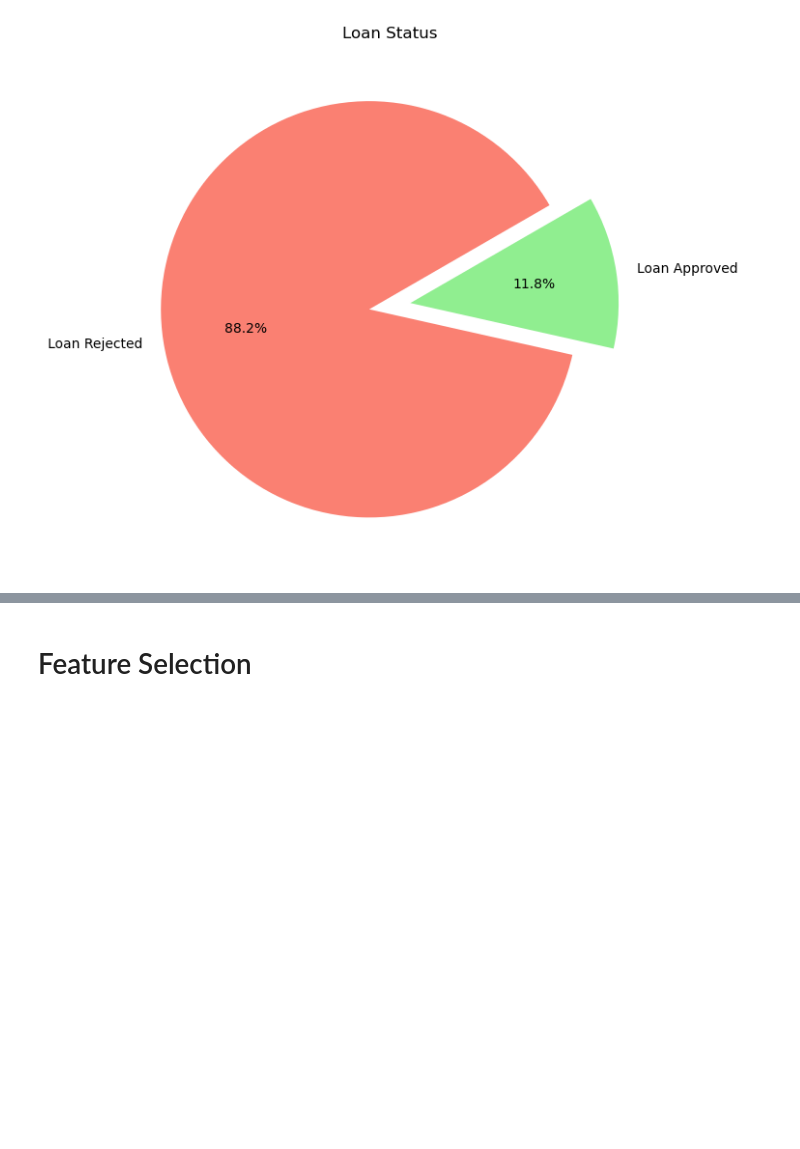
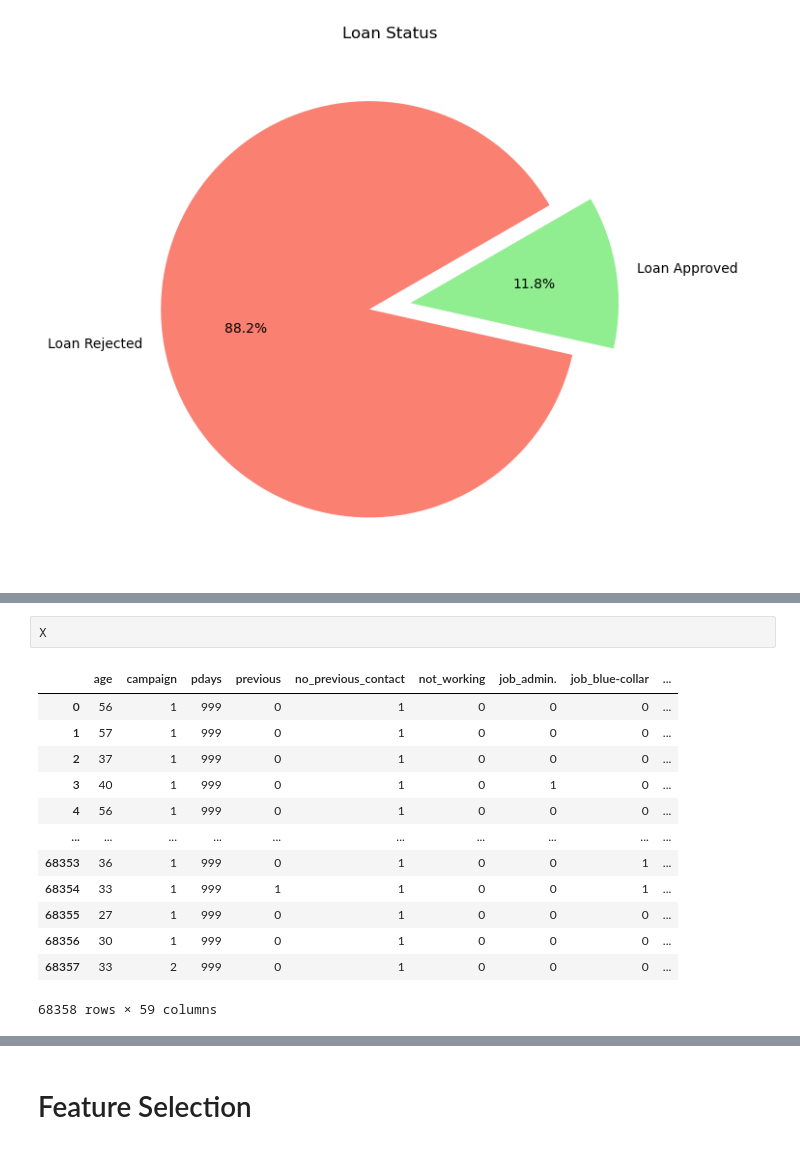
Before and after one commit to Pratham-gupta-235/ML-and-DL-Projects, a Jupyter notebook: Credit Risk Modelling - Loan Classification/Credit Risk Modelling - Loan Classification.ipynb, the cells around one changed output, grey strips where cells are left out. Cells and saved outputs as stored; diff of their text form; blank space fills up the shorter version.

```diff
--- a/Credit Risk Modelling - Loan Classification/Credit Risk Modelling - Loan Classification.ipynb
+++ b/Credit Risk Modelling - Loan Classification/Credit Risk Modelling - Loan Classification.ipynb
@@ -122,0 +139,16 @@ plt.show()
+# %%
+X
+# %% [output]
+|  | age | campaign | pdays | previous | no_previous_contact | not_working | job_admin. | job_blue-collar | ... |
+| 0 | 56 | 1 | 999 | 0 | 1 | 0 | 0 | 0 | ... |
+| 1 | 57 | 1 | 999 | 0 | 1 | 0 | 0 | 0 | ... |
+| 2 | 37 | 1 | 999 | 0 | 1 | 0 | 0 | 0 | ... |
+| 3 | 40 | 1 | 999 | 0 | 1 | 0 | 1 | 0 | ... |
+| 4 | 56 | 1 | 999 | 0 | 1 | 0 | 0 | 0 | ... |
+| ... | ... | ... | ... | ... | ... | ... | ... | ... | ... |
+| 68353 | 36 | 1 | 999 | 0 | 1 | 0 | 0 | 1 | ... |
+| 68354 | 33 | 1 | 999 | 1 | 1 | 0 | 0 | 1 | ... |
+| 68355 | 27 | 1 | 999 | 0 | 1 | 0 | 0 | 0 | ... |
+| 68356 | 30 | 1 | 999 | 0 | 1 | 0 | 0 | 0 | ... |
+| 68357 | 33 | 2 | 999 | 0 | 1 | 0 | 0 | 0 | ... |
+68358 rows × 59 columns
```
Also changed, not shown: parts of 18 cells of this notebook.
